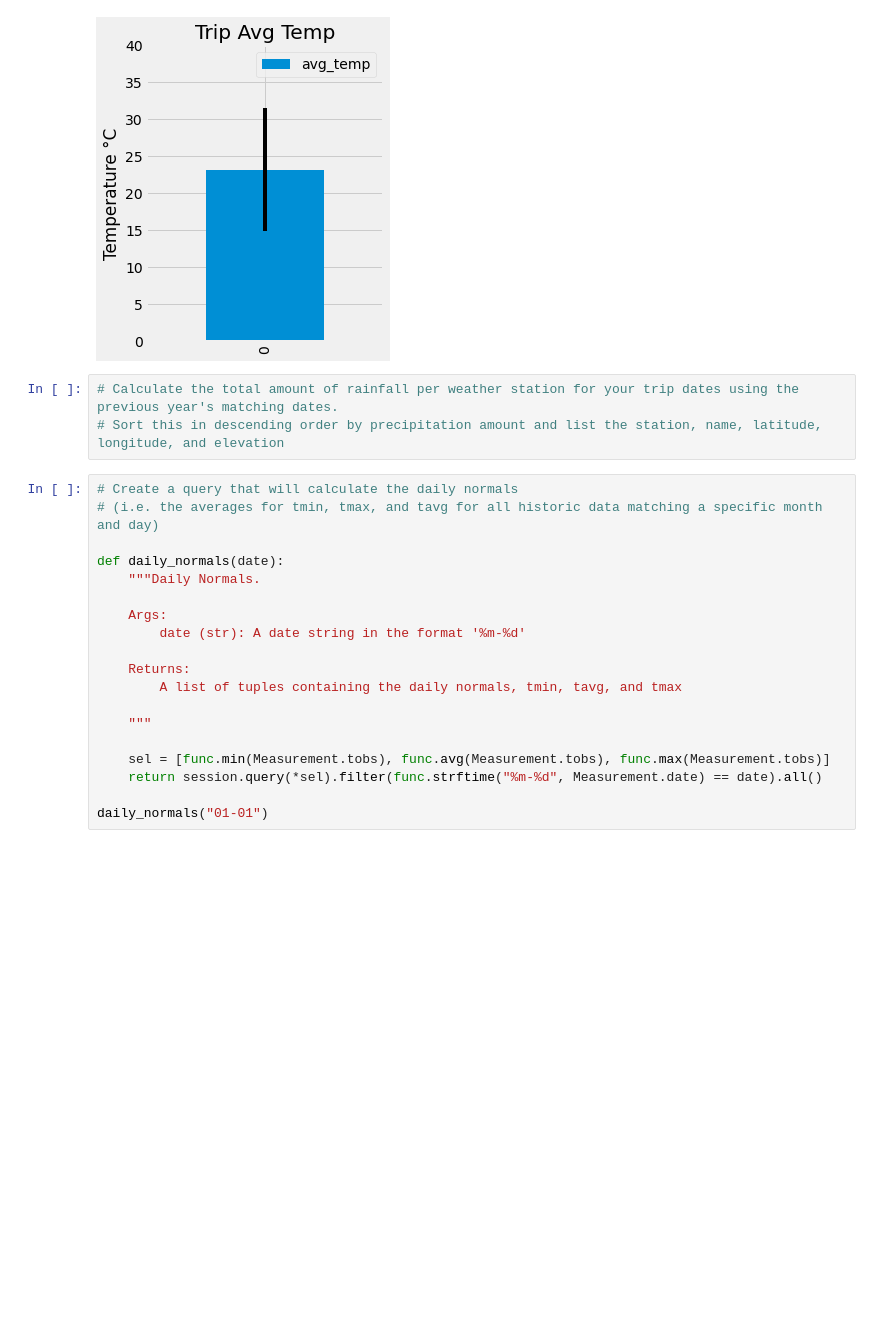
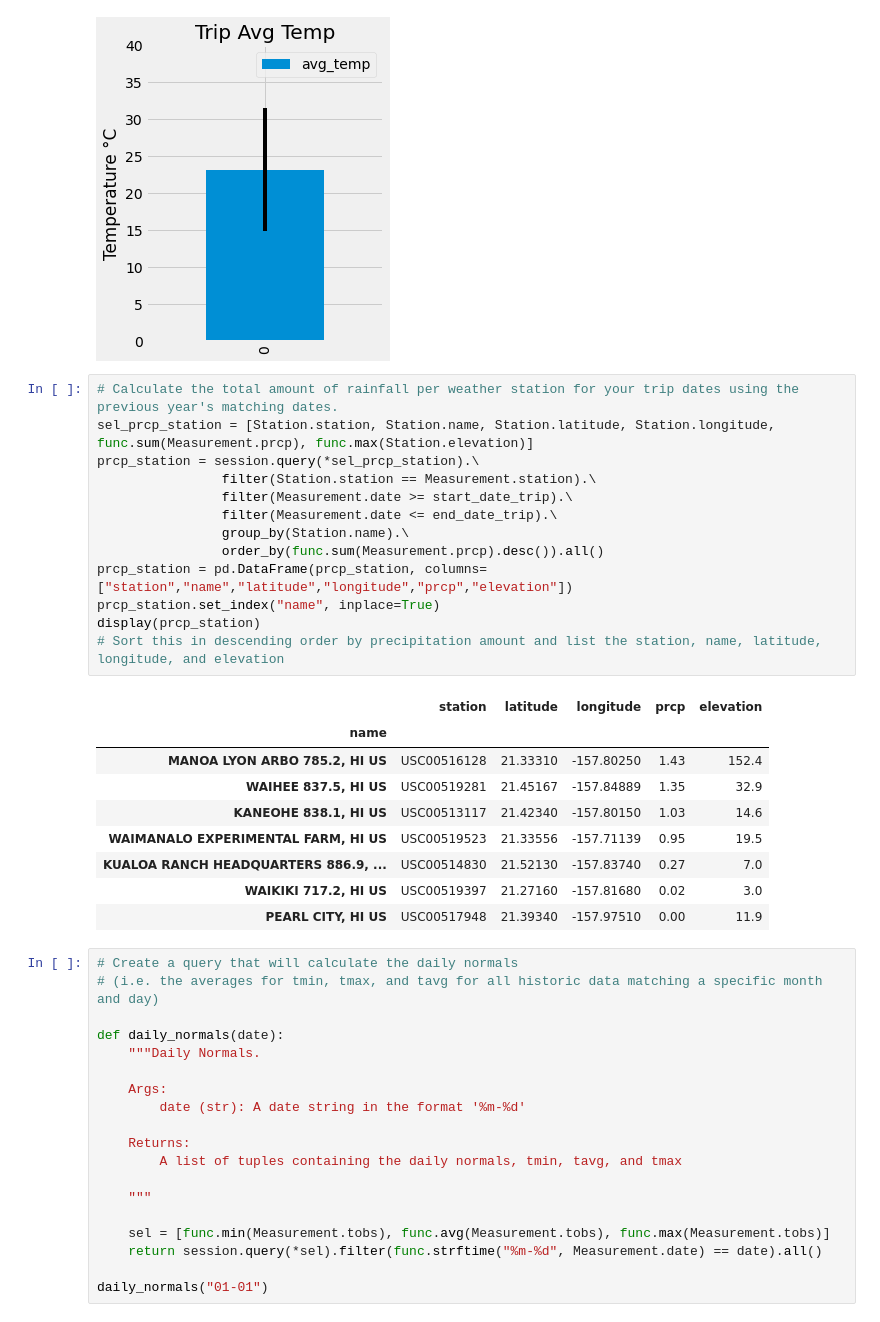
Before and after one commit to palolo02/sqlalchemy-challenge, a Jupyter notebook: Analysis.ipynb, the cells around one changed output. Saved outputs shown, nothing was run; the diff lists cells and outputs as text; blank space fills up the shorter version.

```diff
--- a/Analysis.ipynb
+++ b/Analysis.ipynb
@@ -301,7 +309,28 @@ plt.show()
 [figure]
 # %%
 # Calculate the total amount of rainfall per weather station for your trip dates using the previous year's matching dates.
+sel_prcp_station = [Station.station, Station.name, Station.latitude, Station.longitude,
+func.sum(Measurement.prcp), func.max(Station.elevation)]
+prcp_station = session.query(*sel_prcp_station).\
+                filter(Station.station == Measurement.station).\
+                filter(Measurement.date >= start_date_trip).\
+                filter(Measurement.date <= end_date_trip).\
+                group_by(Station.name).\
+                order_by(func.sum(Measurement.prcp).desc()).all()
+prcp_station = pd.DataFrame(prcp_station, columns=["station","name","latitude","longitude","prcp","elevation"])
+prcp_station.set_index("name", inplace=True)
+display(prcp_station)
 # Sort this in descending order by precipitation amount and list the station, name, latitude, longitude, and elevation
+# %% [output]
+|  | station | latitude | longitude | prcp | elevation |
+| name |  |  |  |  |  |
+| MANOA LYON ARBO 785.2, HI US | USC00516128 | 21.33310 | -157.80250 | 1.43 | 152.4 |
+| WAIHEE 837.5, HI US | USC00519281 | 21.45167 | -157.84889 | 1.35 | 32.9 |
+| KANEOHE 838.1, HI US | USC00513117 | 21.42340 | -157.80150 | 1.03 | 14.6 |
+| WAIMANALO EXPERIMENTAL FARM, HI US | USC00519523 | 21.33556 | -157.71139 | 0.95 | 19.5 |
+| KUALOA RANCH HEADQUARTERS 886.9, ... | USC00514830 | 21.52130 | -157.83740 | 0.27 | 7.0 |
+| WAIKIKI 717.2, HI US | USC00519397 | 21.27160 | -157.81680 | 0.02 | 3.0 |
+| PEARL CITY, HI US | USC00517948 | 21.39340 | -157.97510 | 0.00 | 11.9 |
 # %%
 # Create a query that will calculate the daily normals
 # (i.e. the averages for tmin, tmax, and tavg for all historic data matching a specific month and day)
```
Also changed, not shown: parts of 6 cells of this notebook, 1 other file.
